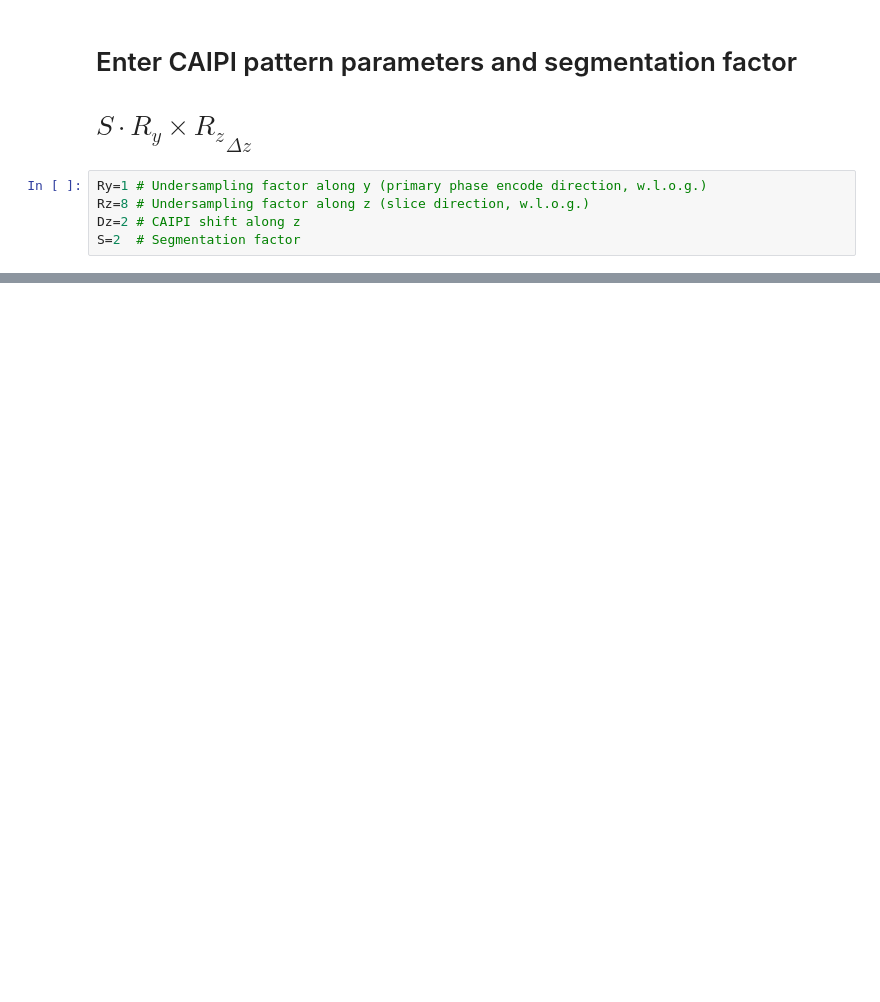
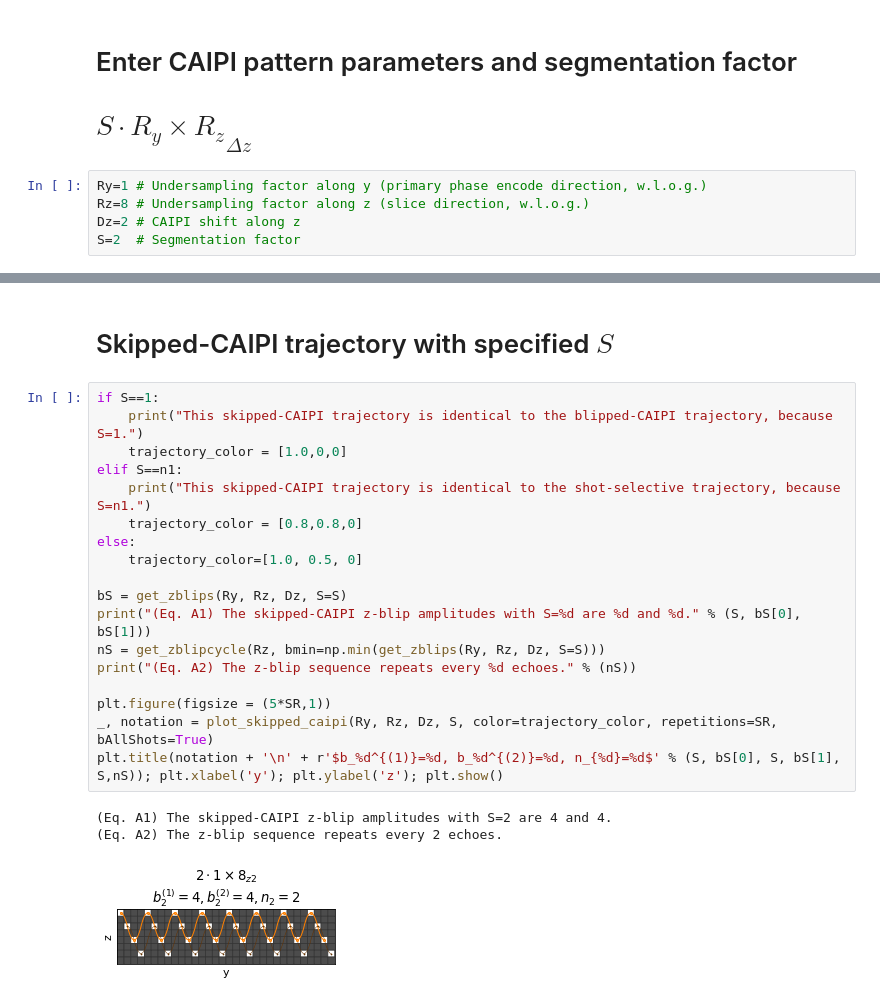
Before and after one commit to mrphysics-bonn/skipped-caipi, a Jupyter notebook: index.ipynb, the cells around one changed output, grey strips where cells are left out. Cells and saved outputs as stored; diff of their text form; blank space fills up the shorter version.

```diff
--- a/index.ipynb
+++ b/index.ipynb
@@ -33,0 +49,24 @@ S=2  # Segmentation factor
+# %% [markdown]
+# Skipped-CAIPI trajectory with specified $S$
+# %%
+if S==1:
+    print("This skipped-CAIPI trajectory is identical to the blipped-CAIPI trajectory, because S=1.")
+    trajectory_color = [1.0,0,0]
+elif S==n1:
+    print("This skipped-CAIPI trajectory is identical to the shot-selective trajectory, because S=n1.")
+    trajectory_color = [0.8,0.8,0]
+else:
+    trajectory_color=[1.0, 0.5, 0]
+
+bS = get_zblips(Ry, Rz, Dz, S=S)
+print("(Eq. A1) The skipped-CAIPI z-blip amplitudes with S=%d are %d and %d." % (S, bS[0], bS[1]))
+nS = get_zblipcycle(Rz, bmin=np.min(get_zblips(Ry, Rz, Dz, S=S)))
+print("(Eq. A2) The z-blip sequence repeats every %d echoes." % (nS))
+
+plt.figure(figsize = (5*SR,1))
+_, notation = plot_skipped_caipi(Ry, Rz, Dz, S, color=trajectory_color, repetitions=SR, bAllShots=True)
+plt.title(notation + '\n' + r'$b_%d^{(1)}=%d, b_%d^{(2)}=%d, n_{%d}=%d$' % (S, bS[0], S, bS[1], S,nS)); plt.xlabel('y'); plt.ylabel('z'); plt.show()
+# %% [output]
+(Eq. A1) The skipped-CAIPI z-blip amplitudes with S=2 are 4 and 4.
+(Eq. A2) The z-blip sequence repeats every 2 echoes.
+[figure, added]
```
Also changed, not shown: parts of 11 cells of this notebook, 2 other files.
